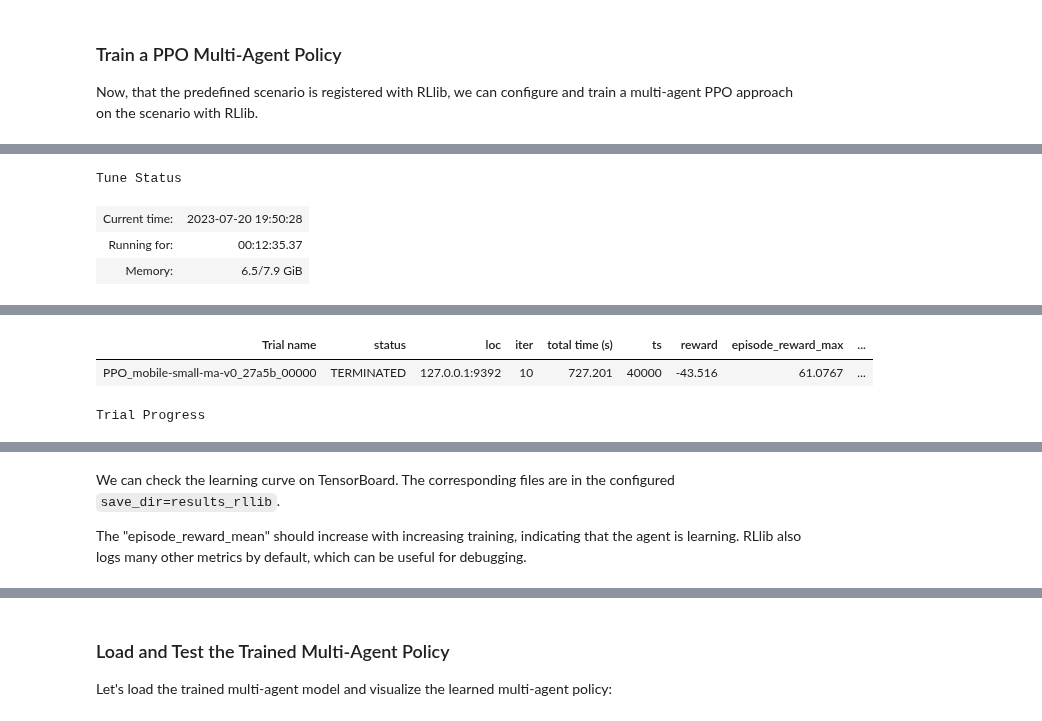
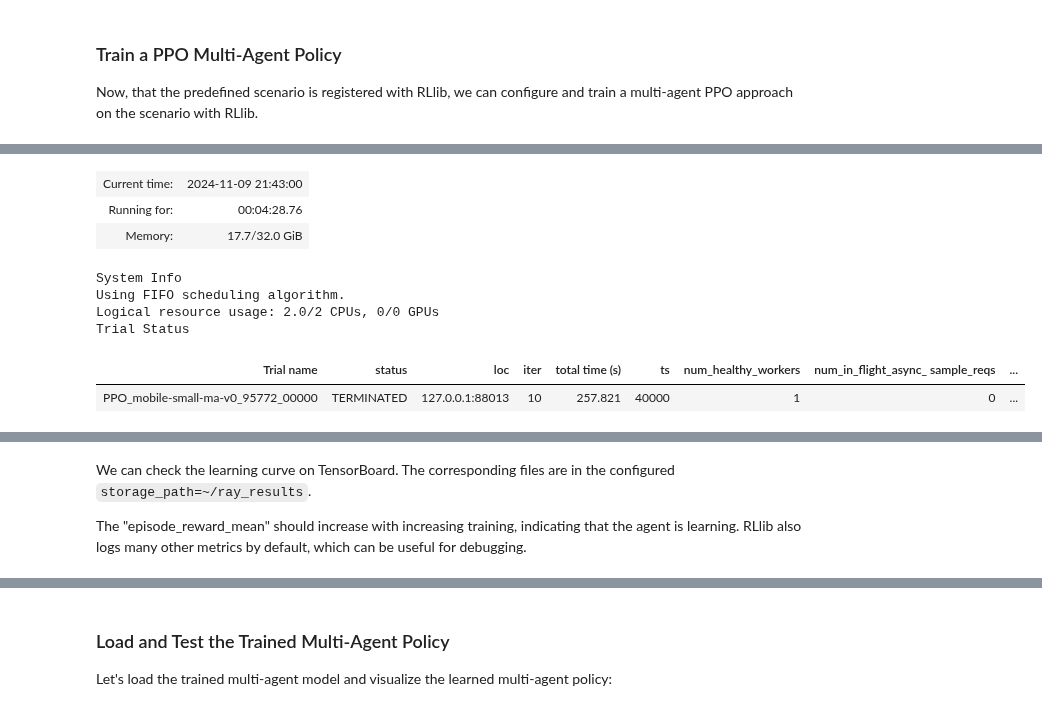
Before and after one commit to stefanbschneider/mobile-env, a Jupyter notebook: examples/rllib.ipynb, the cells around one changed output, grey strips where cells are left out. Cells and saved outputs as stored; diff of their text form; code cells hidden in the pictures.

```diff
--- a/examples/rllib.ipynb
+++ b/examples/rllib.ipynb
@@ -120,7 +122,7 @@ tuner = ray.tune.Tuner(
     "PPO",
     run_config=ray.air.RunConfig(
         # Save the training progress and checkpoints locally under the specified subfolder.
-        storage_path="./results_rllib",
+        storage_path="~/ray_results",
         # Control training length by setting the number of iterations. 1 iter = 4000 time steps by default.
         stop=MaximumIterationStopper(max_iter=10),
         checkpoint_config=ray.air.CheckpointConfig(checkpoint_at_end=True),
@@ -138,4 +137,9 @@ result_grid = tuner.fit()
+| Current time: | 2024-11-09 21:43:00 |
+| Running for: | 00:04:28.76 |
+| Memory: | 17.7/32.0 GiB |
-Tune Status
+System Info
+Using FIFO scheduling algorithm.
+Logical resource usage: 2.0/2 CPUs, 0/0 GPUs
+Trial Status
-| Current time: | 2023-07-20 19:50:28 |
-| Running for: | 00:12:35.37 |
-| Memory: | 6.5/7.9 GiB |
+| Trial name | status | loc | iter | total time (s) | ts | num_healthy_workers | num_in_flight_async_ sample_reqs | ... |
+| PPO_mobile-small-ma-v0_95772_00000 | TERMINATED | 127.0.0.1:88013 | 10 | 257.821 | 40000 | 1 | 0 | ... |
@@ -146,3 +147,0 @@ Trial Status
-| Trial name | status | loc | iter | total time (s) | ts | reward | episode_reward_max | ... |
-| PPO_mobile-small-ma-v0_27a5b_00000 | TERMINATED | 127.0.0.1:9392 | 10 | 727.201 | 40000 | -43.516 | 61.0767 | ... |
-Trial Progress
@@ -152,5 +148,5 @@ Trial Progress
 # %% [markdown]
-We can check the learning curve on TensorBoard. The corresponding files are in the configured `save_dir=results_rllib`.
+We can check the learning curve on TensorBoard. The corresponding files are in the configured `storage_path=~/ray_results`.
 
 The "episode_reward_mean" should increase with increasing training, indicating that the agent is learning. RLlib also logs many other metrics by default, which can be useful for debugging.
 # %%
```
Also changed, not shown: parts of 7 cells of this notebook, 2 other files.
